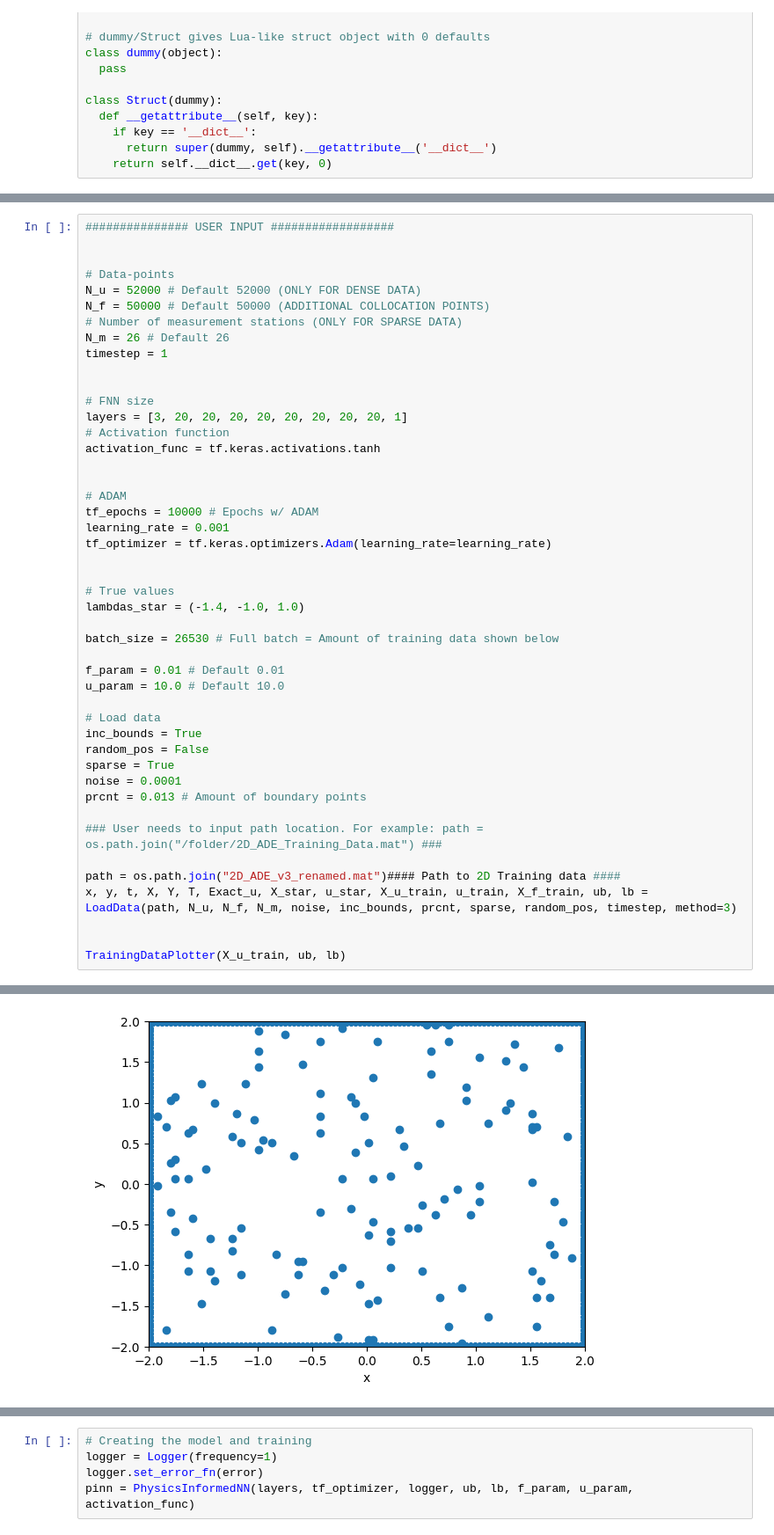
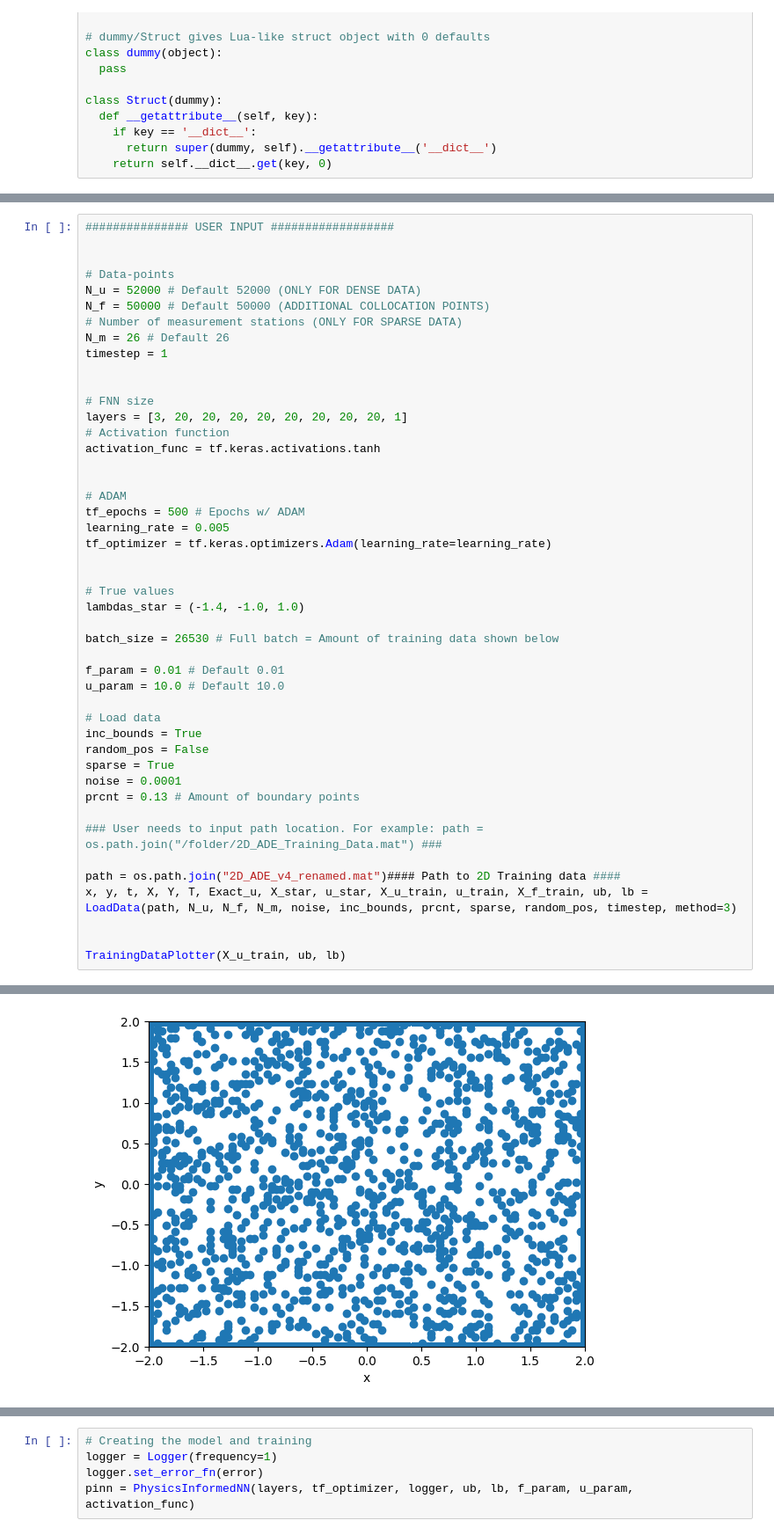
Before and after one commit to MGyuyu/ADE-PINN-Masters-Thesis-Code, a Jupyter notebook: PINN/PINN_2D_ADE_Inverse_Adaptive_&_Hybrid.ipynb, the cells around one changed output, grey strips where cells are left out. Shown at 88% size. Saved outputs shown, nothing was run; the diff lists cells and outputs as text.

```diff
--- a/PINN/PINN_2D_ADE_Inverse_Adaptive_&_Hybrid.ipynb
+++ b/PINN/PINN_2D_ADE_Inverse_Adaptive_&_Hybrid.ipynb
@@ -968,8 +968,8 @@ activation_func = tf.keras.activations.tanh
 
 
 # ADAM
-tf_epochs = 10000 # Epochs w/ ADAM
-learning_rate = 0.001
+tf_epochs = 500 # Epochs w/ ADAM
+learning_rate = 0.005
 tf_optimizer = tf.keras.optimizers.Adam(learning_rate=learning_rate)
 
 
@@ -986,11 +986,11 @@ inc_bounds = True
 random_pos = False
 sparse = True
 noise = 0.0001
-prcnt = 0.013 # Amount of boundary points
+prcnt = 0.13 # Amount of boundary points
 
 ### User needs to input path location. For example: path = os.path.join("/folder/2D_ADE_Training_Data.mat") ###
 
-path = os.path.join("2D_ADE_v3_renamed.mat")#### Path to 2D Training data ####
+path = os.path.join("2D_ADE_v4_renamed.mat")#### Path to 2D Training data ####
 x, y, t, X, Y, T, Exact_u, X_star, u_star, X_u_train, u_train, X_f_train, ub, lb = LoadData(path, N_u, N_f, N_m, noise, inc_bounds, prcnt, sparse, random_pos, timestep, method=3)
 
 
@@ -1000 +1000 @@ TrainingDataPlotter(X_u_train, ub, lb)
-[figure, old version]
+[figure, new version]
```
Also changed, not shown: parts of 6 cells of this notebook.
